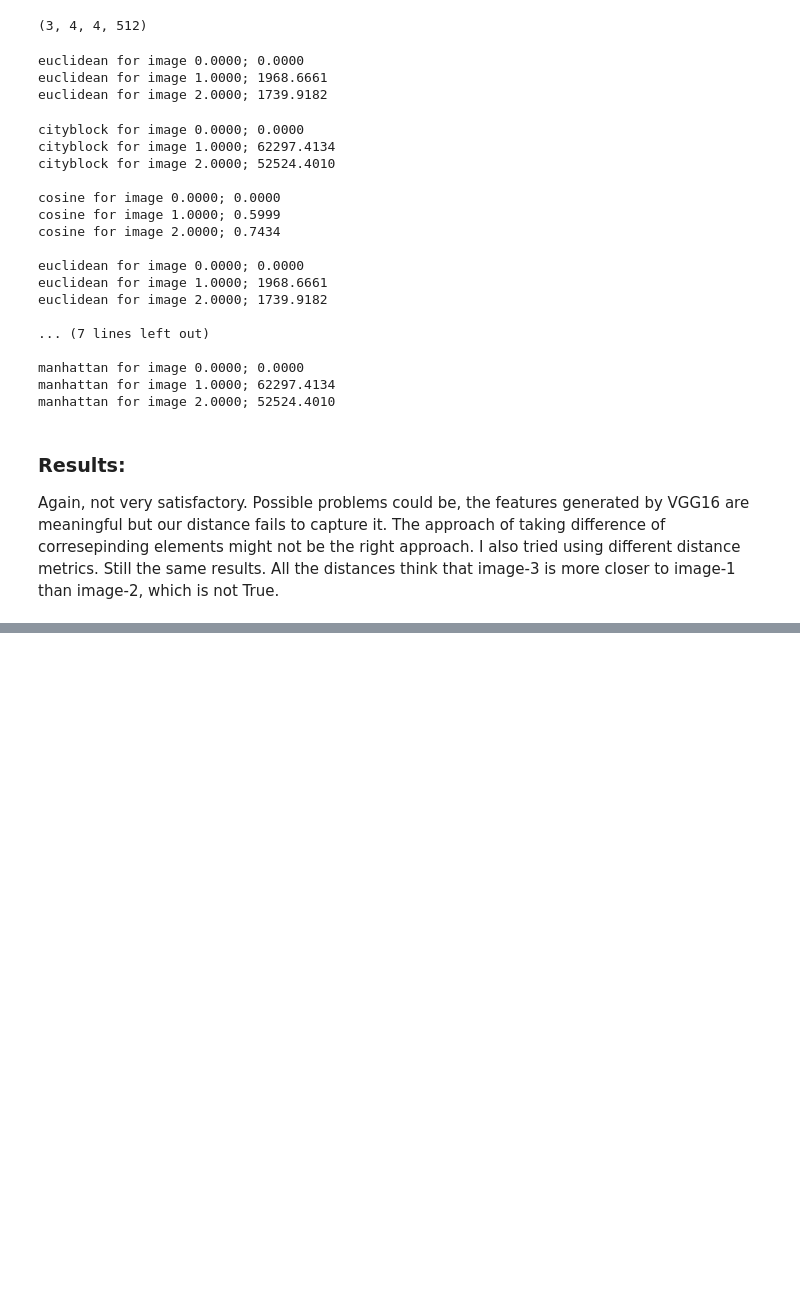
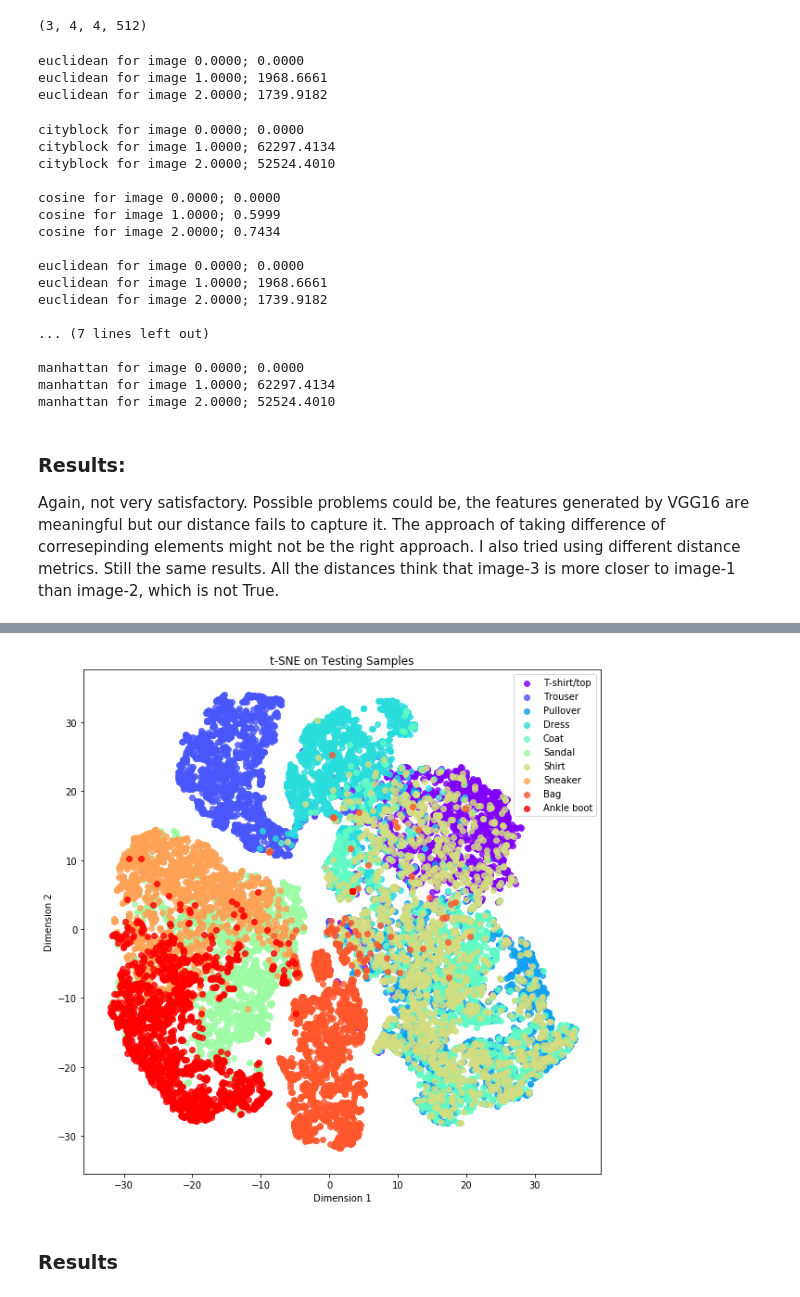
Before and after one commit to Ankur-singh/image_similarity, a Jupyter notebook: Image_similarity.ipynb, the cells around one changed output, grey strips where cells are left out. Drawn from its saved outputs; the diff is of its cells as text; code cells hidden in the pictures; blank space fills up the shorter version.

```diff
--- a/Image_similarity.ipynb
+++ b/Image_similarity.ipynb
@@ -108,0 +132,7 @@ Again, not very satisfactory. Possible problems could be, the features generated
+# %%
+x_train = x_train.values.reshape(-1, 28, 28, 1).astype('float32') / 255.
+x_test = x_test.values.reshape(-1, 28, 28, 1).astype('float32') / 255.
+y_train = y_train.values.astype('int')
+y_test = y_test.values.astype('int')
+print('Training', x_train.shape, x_train.max())
+print('Testing', x_test.shape, x_test.max())
@@ -108,0 +388,2 @@ Again, not very satisfactory. Possible problems could be, the features generated
+# %%
+x_test_features = feature_model.predict(x_test, verbose = True, batch_size=128)
@@ -108,0 +392,10 @@ Again, not very satisfactory. Possible problems could be, the features generated
+# %%
+%%time
+from sklearn.manifold import TSNE
+tsne_obj = TSNE(n_components=2,
+                         init='pca',
+                         random_state=101,
+                         method='barnes_hut',
+                         n_iter=500,
+                         verbose=2)
+tsne_features = tsne_obj.fit_transform(x_test_features)
@@ -108,0 +422,25 @@ Again, not very satisfactory. Possible problems could be, the features generated
+# %%
+obj_categories = ['T-shirt/top','Trouser','Pullover','Dress',
+                  'Coat','Sandal','Shirt','Sneaker','Bag','Ankle boot'
+                 ]
+colors = plt.cm.rainbow(np.linspace(0, 1, 10))
+plt.figure(figsize=(10, 10))
+
+for c_group, (c_color, c_label) in enumerate(zip(colors, obj_categories)):
+    plt.scatter(tsne_features[np.where(y_test == c_group), 0],
+                tsne_features[np.where(y_test == c_group), 1],
+                marker='o',
+                color=c_color,
+                linewidth='1',
+                alpha=0.8,
+                label=c_label)
+plt.xlabel('Dimension 1')
+plt.ylabel('Dimension 2')
+plt.title('t-SNE on Testing Samples')
+plt.legend(loc='best')
+plt.savefig('clothes-dist.png')
+plt.show(block=False)
+# %% [output]
+[figure, added]
+# %% [markdown]
+### Results
```
Also changed, not shown: parts of 52 cells of this notebook, 4 other files.
